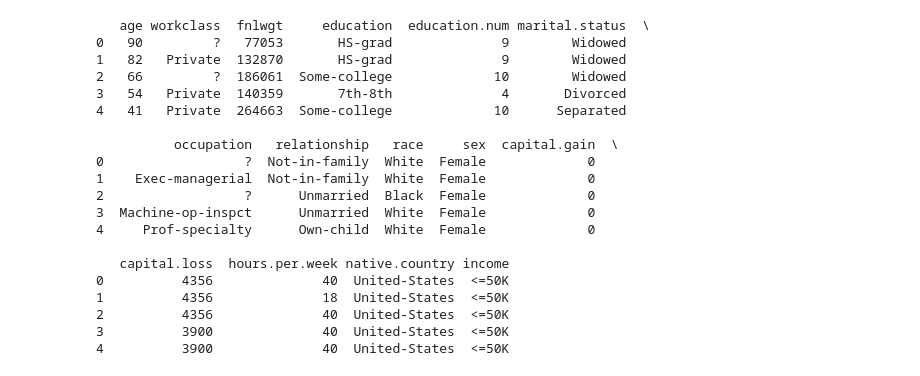
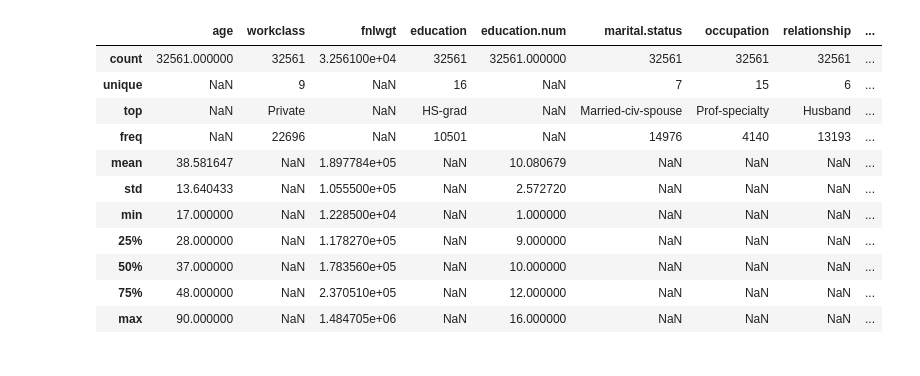
Before and after one commit to fairfield-university-ba505-fall2018/final-project-mike-frank-ben, a Jupyter notebook: Frank3&4.ipynb, the cells around one changed output. Cells and saved outputs as stored; diff of their text form; code cells hidden in the pictures.

```diff
--- a/Frank3&4.ipynb
+++ b/Frank3&4.ipynb
@@ -4,27 +5,2 @@ import numpy as np
 import matplotlib.pyplot as plt
 import seaborn as sns
-# %%
-#Load data
-raw_data=pd.read_csv('adult.csv',header=0)
-print(raw_data.head())
-# %% [output]
-   age workclass  fnlwgt     education  education.num marital.status  \
-0   90         ?   77053       HS-grad              9        Widowed
-1   82   Private  132870       HS-grad              9        Widowed
-2   66         ?  186061  Some-college             10        Widowed
-3   54   Private  140359       7th-8th              4       Divorced
-4   41   Private  264663  Some-college             10      Separated
-
-          occupation   relationship   race     sex  capital.gain  \
-0                  ?  Not-in-family  White  Female             0
-1    Exec-managerial  Not-in-family  White  Female             0
-2                  ?      Unmarried  Black  Female             0
-3  Machine-op-inspct      Unmarried  White  Female             0
-4     Prof-specialty      Own-child  White  Female             0
-
-   capital.loss  hours.per.week native.country income
-0          4356              40  United-States  <=50K
-1          4356              18  United-States  <=50K
-2          4356              40  United-States  <=50K
-3          3900              40  United-States  <=50K
-4          3900              40  United-States  <=50K
@@ -32,0 +12,25 @@ print(raw_data.head())
+# %%
+# loading the csv file
+source_data = pd.read_csv("adult.csv")
+# Check the type of our features
+source_data.dtypes
+# create new dataframe that exclude the capital.loss
+result = source_data
+
+del result["capital.loss"]
+# %%
+#show some descriptive stats of the dataset
+result.describe(include='all')
+# %% [output]
+|  | age | workclass | fnlwgt | education | education.num | marital.status | occupation | relationship | ... |
+| count | 32561.000000 | 32561 | 3.256100e+04 | 32561 | 32561.000000 | 32561 | 32561 | 32561 | ... |
+| unique | NaN | 9 | NaN | 16 | NaN | 7 | 15 | 6 | ... |
+| top | NaN | Private | NaN | HS-grad | NaN | Married-civ-spouse | Prof-specialty | Husband | ... |
+| freq | NaN | 22696 | NaN | 10501 | NaN | 14976 | 4140 | 13193 | ... |
+| mean | 38.581647 | NaN | 1.897784e+05 | NaN | 10.080679 | NaN | NaN | NaN | ... |
+| std | 13.640433 | NaN | 1.055500e+05 | NaN | 2.572720 | NaN | NaN | NaN | ... |
+| min | 17.000000 | NaN | 1.228500e+04 | NaN | 1.000000 | NaN | NaN | NaN | ... |
+| 25% | 28.000000 | NaN | 1.178270e+05 | NaN | 9.000000 | NaN | NaN | NaN | ... |
+| 50% | 37.000000 | NaN | 1.783560e+05 | NaN | 10.000000 | NaN | NaN | NaN | ... |
+| 75% | 48.000000 | NaN | 2.370510e+05 | NaN | 12.000000 | NaN | NaN | NaN | ... |
+| max | 90.000000 | NaN | 1.484705e+06 | NaN | 16.000000 | NaN | NaN | NaN | ... |
```
Also changed, not shown: parts of 8 cells of this notebook.
